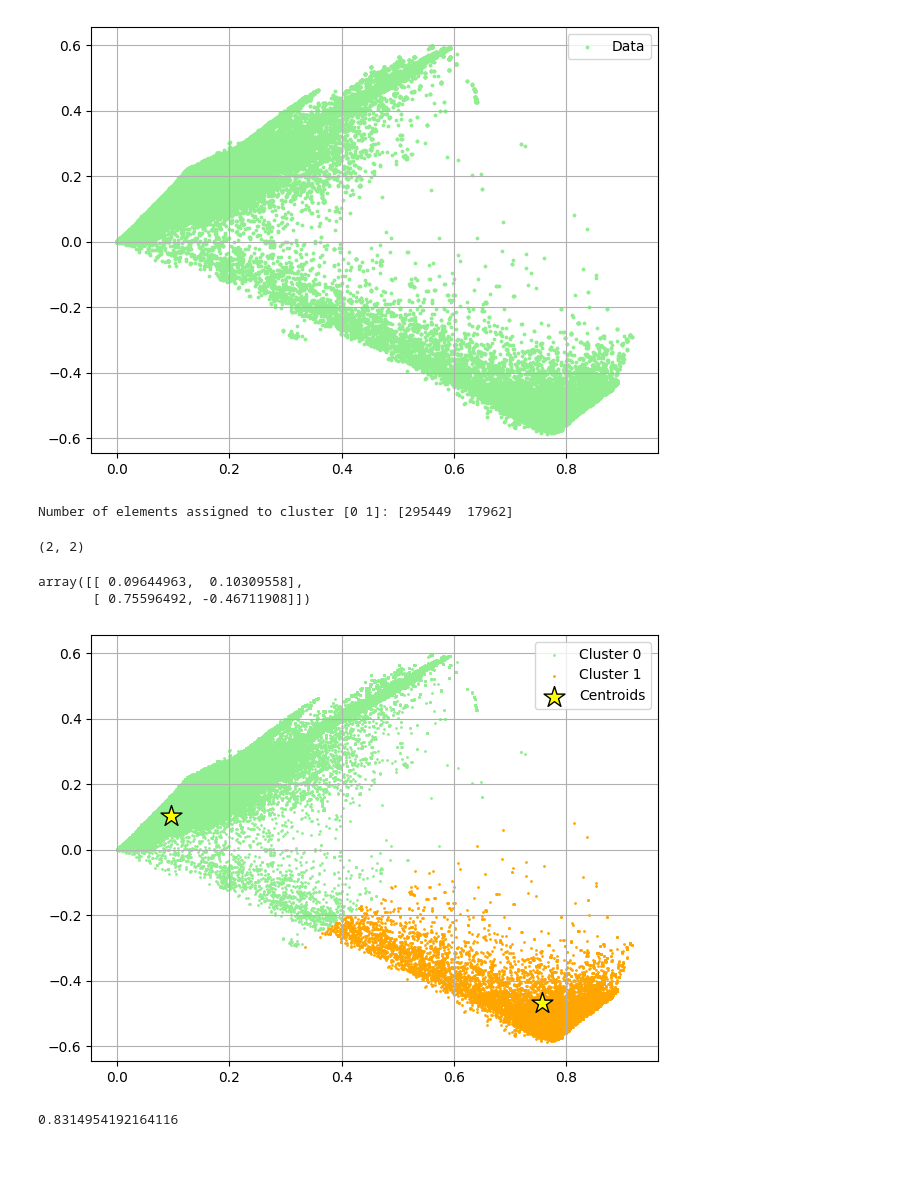
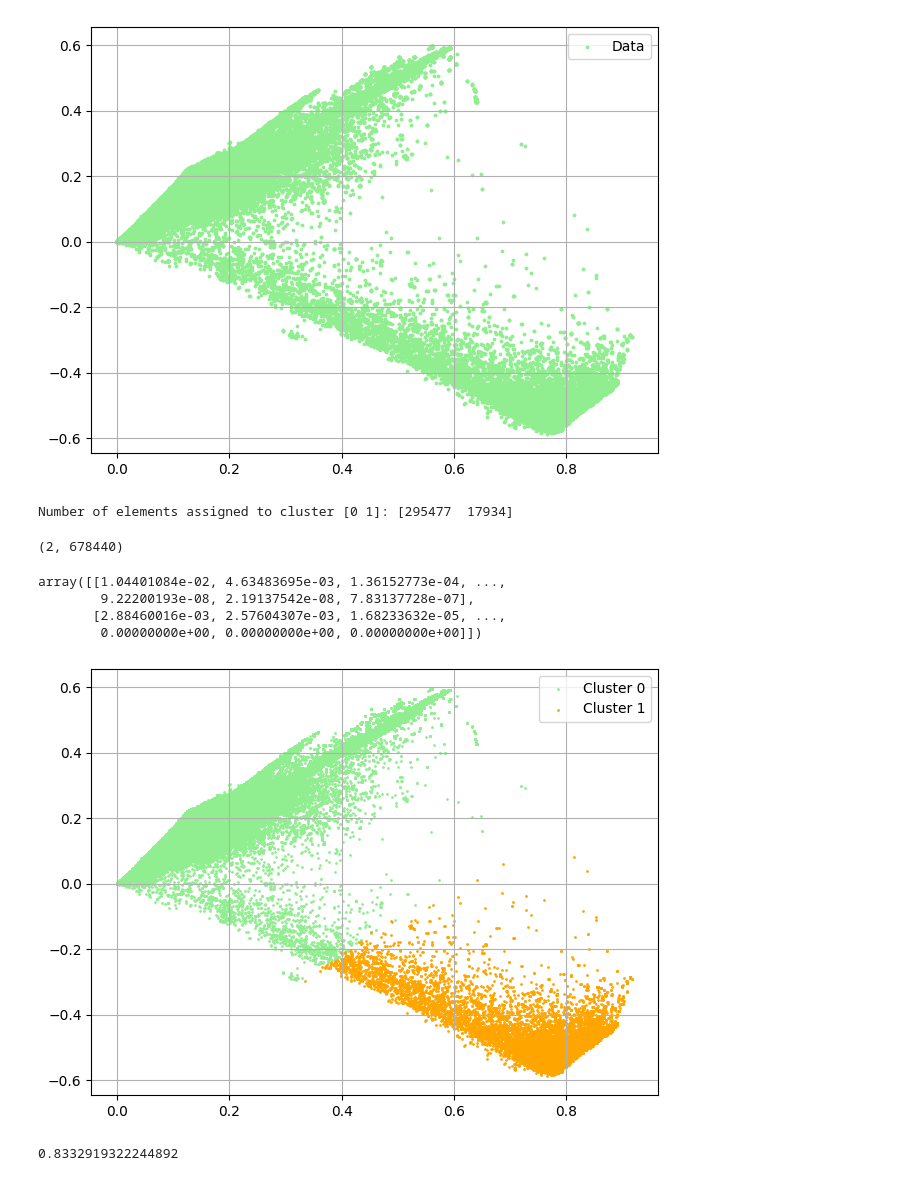
Before and after one commit to shab-sa/cs_internship, a Jupyter notebook: Step9/Fraud Detection copy 2.ipynb, the cells around one changed output. Drawn from its saved outputs; the diff is of its cells as text; code cells hidden in the pictures.

```diff
--- a/Step9/Fraud Detection copy 2.ipynb
+++ b/Step9/Fraud Detection copy 2.ipynb
@@ -108,9 +93,10 @@ def tokenizer(text):
     #text = re.sub('<[^>]*>', '', text)
     #if re.findall('<[^>]*>', text):
         #tag += 1
-    emoticons = re.findall('(?::|;|=)(?:-)?(?:\)|\(|D|P)', text.lower())
+    #emoticons = re.findall('(?::|;|=)(?:-)?(?:\)|\(|D|P)', text.lower())
     #if emoticons:
         #emo += 1
+    #text = re.sub('[\d]', '', text)
     text = re.sub('[\W]+', ' ', text.lower()) #+ ' '.join(emoticons).replace('-', '')
     tokenized = [w for w in text.split() if w not in stop]
     #tokenized = [WordNetLemmatizer().lemmatize(w) for w in tokenized]
@@ -126,7 +112,7 @@ from sklearn.feature_extraction.text import TfidfVectorizer
 #count = CountVectorizer()
 tfidf = TfidfVectorizer()#use_idf=True, norm='l2', smooth_idf=True)
 #np.set_printoptions(precision=2)
-x_train = tfidf.fit_transform(list(df['text']))
+x_train = tfidf.fit_transform(df['text'])
 print(x_train)
 # %% [output]
   (0, 333911)   1.0
@@ -170,35 +150,37 @@ plt.show()
 # %%
 from sklearn.cluster import KMeans
 
-kmeans = KMeans( n_clusters=2, max_iter=100, n_init=1, random_state=1).fit(x_train_r)
+kmeans = KMeans( n_clusters=2, max_iter=100, n_init=1, random_state=42).fit(x_train)
 cluster_ids, cluster_sizes = np.unique(kmeans.labels_, return_counts=True)
 print(f"Number of elements assigned to cluster {cluster_ids}: {cluster_sizes}")
 # %% [output]
-Number of elements assigned to cluster [0 1]: [295449  17962]
+Number of elements assigned to cluster [0 1]: [295477  17934]
 # %%
-y=KMeans.predict(kmeans, x_train_r)
+y=KMeans.predict(kmeans, x_train)
 kmeans.cluster_centers_.shape
 # %% [output]
-(2, 2)
+(2, 678440)
 # %%
-kmeans.cluster_centers_[:,0:2]
+kmeans.cluster_centers_
 # %% [output]
-array([[ 0.09644963,  0.10309558],
-       [ 0.75596492, -0.46711908]])
+array([[1.04401084e-02, 4.63483695e-03, 1.36152773e-04, ...,
+        9.22200193e-08, 2.19137542e-08, 7.83137728e-07],
+       [2.88460016e-03, 2.57604307e-03, 1.68233632e-05, ...,
+        0.00000000e+00, 0.00000000e+00, 0.00000000e+00]])
 # %%
 import matplotlib.pyplot as plt
 plt.scatter(x_train_r[y == 0, 0], x_train_r[y == 0, 1], s=1, c='lightgreen', label='Cluster '+str(cluster_ids[0]))
 plt.scatter(x_train_r[y == 1, 0], x_train_r[y == 1, 1], s=1, c='orange', label='Cluster '+str(cluster_ids[1]))
-plt.scatter(kmeans.cluster_centers_[:, 0], kmeans.cluster_centers_[:, 1], s=250, marker='*', c='yellow', edgecolor='black', label='Centroids')
+#plt.scatter(kmeans.cluster_centers_[:, 0], kmeans.cluster_centers_[:, 1], s=250, marker='*', c='yellow', edgecolor='black', label='Centroids')
 plt.legend(scatterpoints=1)
 plt.grid()
 plt.tight_layout()
 plt.show()
 # %% [output]
-[figure, old version]
+[figure, new version]
 # %%
 from sklearn.metrics import silhouette_score
-score=silhouette_score(x_train_r,kmeans.labels_, metric='euclidean', sample_size=10000 )
+score=silhouette_score(x_train_r, kmeans.labels_, metric='euclidean', sample_size=10000)
 print(score)
 # %% [output]
-0.8314954192164116
+0.8332919322244892
```
Also changed, not shown: parts of 8 cells of this notebook.
